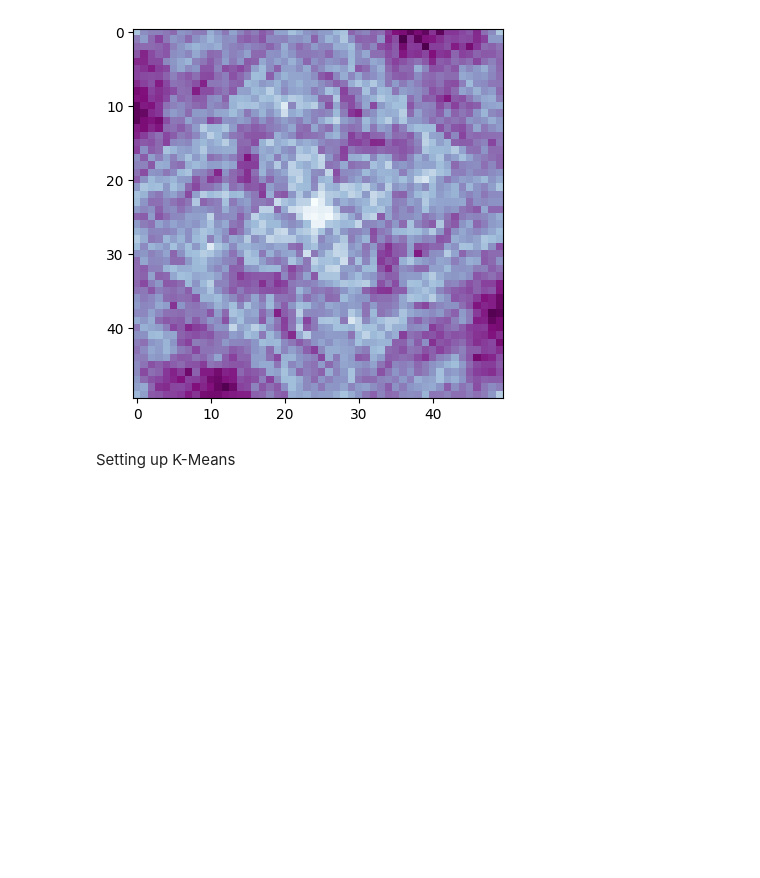
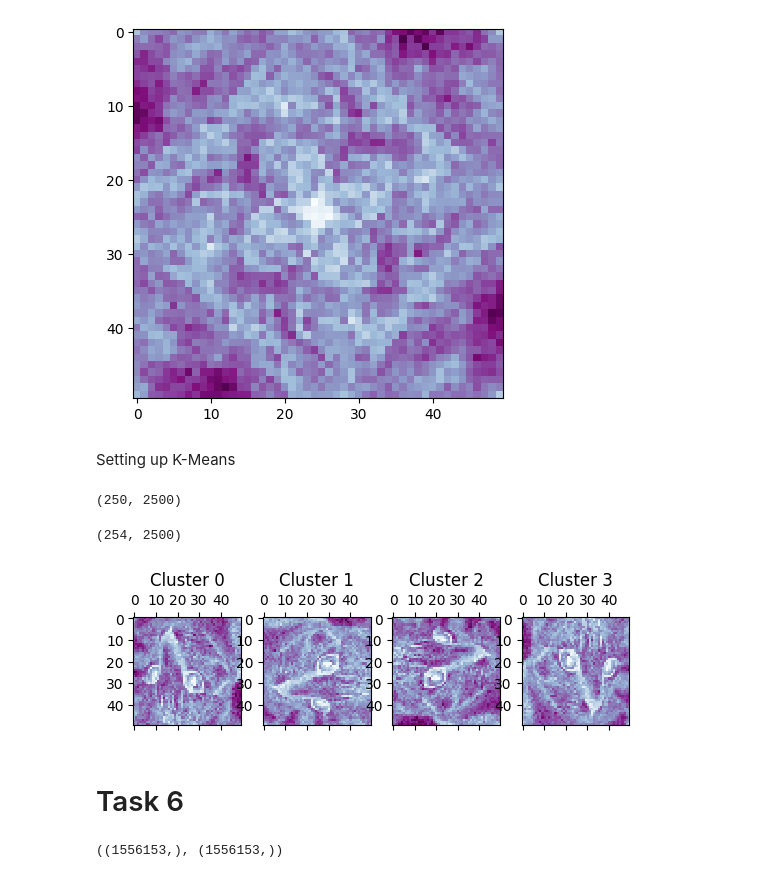
Before and after one commit to jtpotato/simc-2024, a Jupyter notebook: challenge_john_monash.ipynb, the cells around one changed output. Cells and saved outputs as stored; diff of their text form; code cells hidden in the pictures; blank space fills up the shorter version.

```diff
--- a/challenge_john_monash.ipynb
+++ b/challenge_john_monash.ipynb
@@ -187,3 +189,43 @@ plt.imshow(np.reshape(task_4_average_assuming, (50, 50)), cmap="BuPu")
 [figure]
 # %% [markdown]
 Setting up K-Means
+# %%
+from sklearn.cluster import KMeans
+
+# 4 directions, so 4 expected clusters
+kmeans = KMeans(n_clusters=4, n_init=10, init="k-means++")
+output_labels = kmeans.fit_predict(task4)
+# %%
+task_4_sorting = [[], [], [], []]
+
+for i in range(task4.shape[0]):
+    task_4_sorting[output_labels[i]].append(task4[i])
+# %% [output]
+(250, 2500)
+# %%
+task_4_orientations = []
+for i in range(4):
+    task_4_orientations.append(np.array(task_4_sorting[i]))
+
+task_4_orientations[3].shape
+# %% [output]
+(254, 2500)
+# %%
+def average_img(imgs):
+    return np.sum(imgs, axis=0) / imgs.shape[0]
+# %%
+task_4_subplot, task_4_axes = plt.subplots(1, 4)
+
+for i in range(4):
+    task_4_axes[i].matshow(
+        np.reshape(average_img(task_4_orientations[i]), (50, 50)), cmap="BuPu"
+    )
+    task_4_axes[i].set_title(f"Cluster {i}")
+# %% [output]
+[figure, added]
+# %% [markdown]
+# Task 6
+# %%
+task6a.shape, task6b.shape
+# %% [output]
+((1556153,), (1556153,))
```
Also changed, not shown: parts of 3 cells of this notebook.
